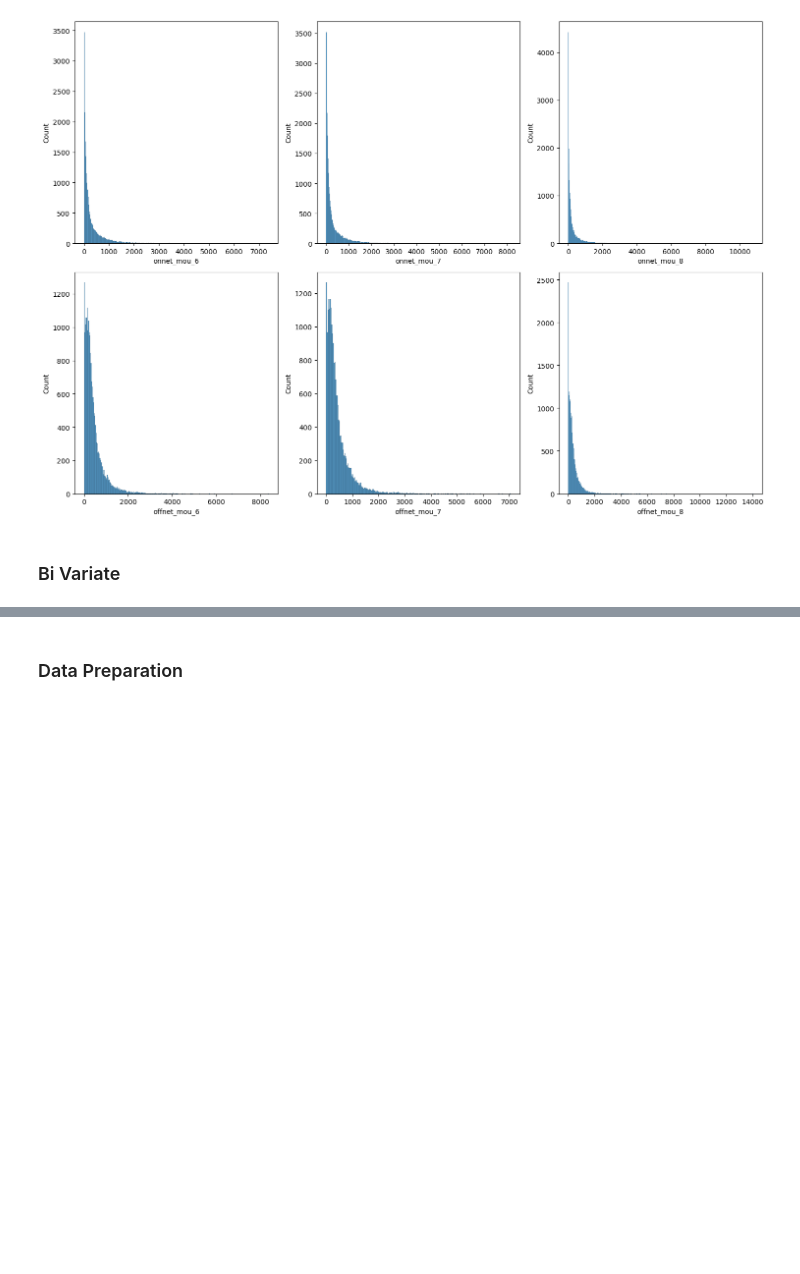
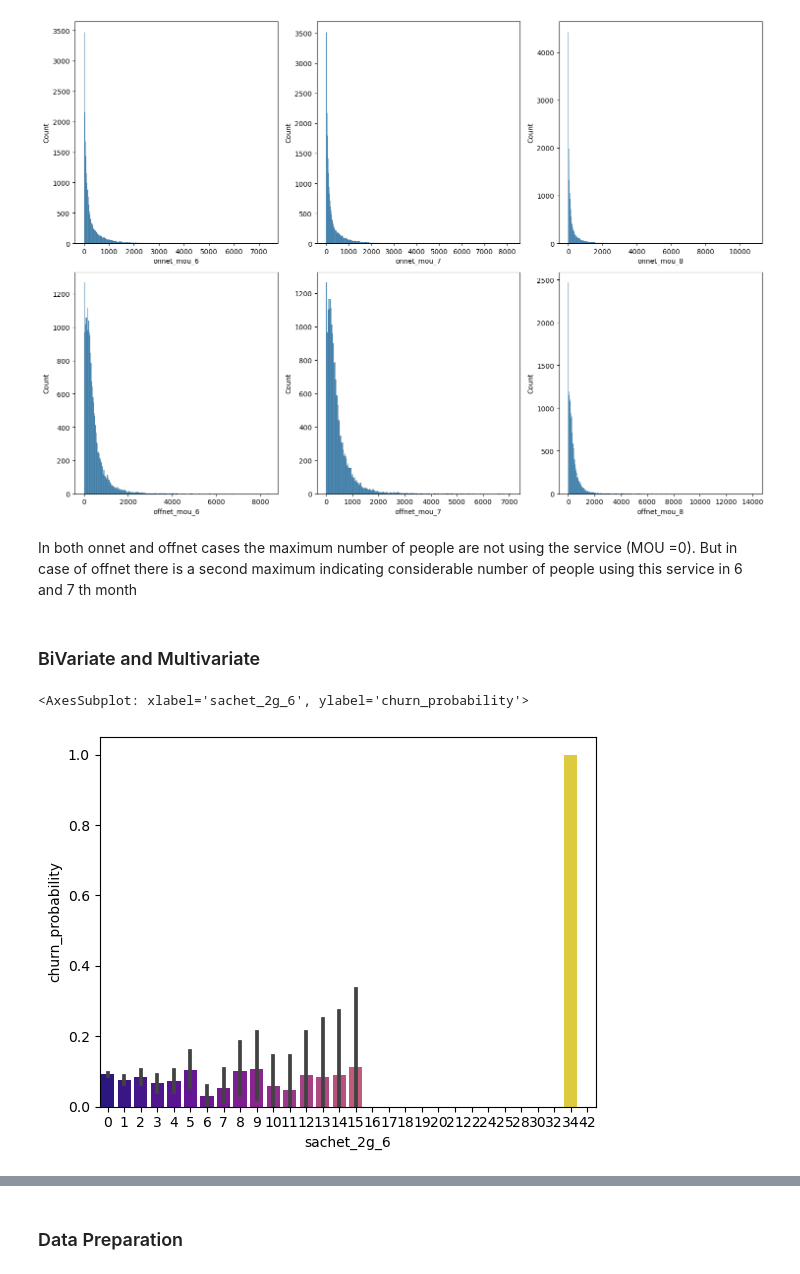
Before and after one commit to bharathsanjai/telecom-churn-case-study, a Jupyter notebook: Telecom_Churn_case_study.ipynb, the cells around one changed output, grey strips where cells are left out. Saved outputs shown, nothing was run; the diff lists cells and outputs as text; code cells hidden in the pictures; blank space fills up the shorter version.

Commit message:
added multivariate charts.

```diff
--- a/Telecom_Churn_case_study.ipynb
+++ b/Telecom_Churn_case_study.ipynb
@@ -936,10 +942,15 @@ fig.tight_layout()
 plt.show()
 # %% [output]
 [figure]
-# %% [markdown]
-### Bi Variate
+# %% [markdown]
+In both onnet and offnet cases the maximum number of people are not using the service (MOU =0). But in case of offnet there is a second maximum indicating considerable number of people using this service in 6 and 7 th month
+# %% [markdown]
+### BiVariate and Multivariate
 # %%
 # colnames_numerics_only = churn.select_dtypes(include=np.c).columns.tolist()
 # colnames_numerics_only
 # %%
-# sns.barplot(x ='sachet_2g_6', y ='churn_probability', data = churn, palette ='plasma')
+sns.barplot(x ='sachet_2g_6', y ='churn_probability', data = churn, palette ='plasma')
+# %% [output]
+<AxesSubplot: xlabel='sachet_2g_6', ylabel='churn_probability'>
+[figure, added]
```
Also changed, not shown: parts of 65 cells of this notebook.
